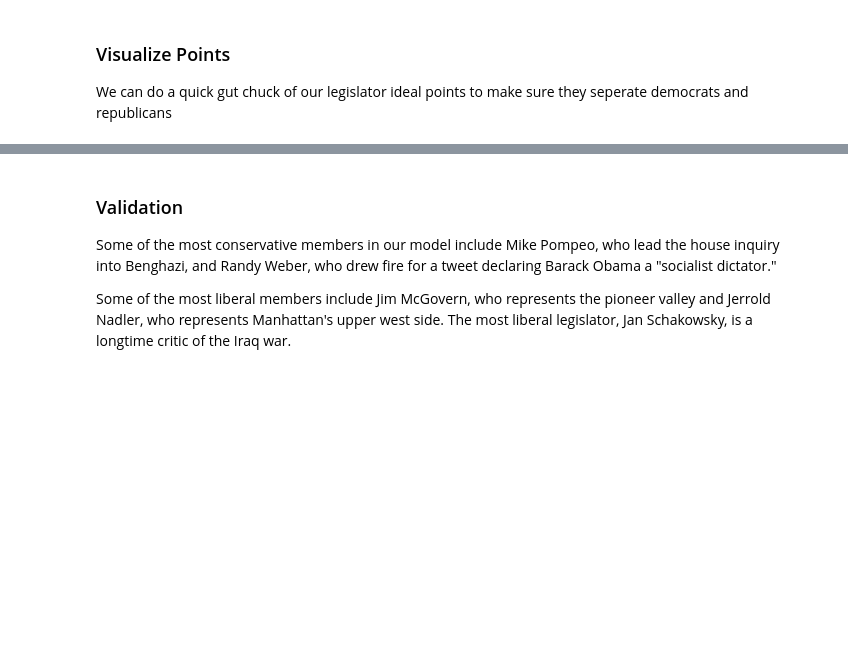
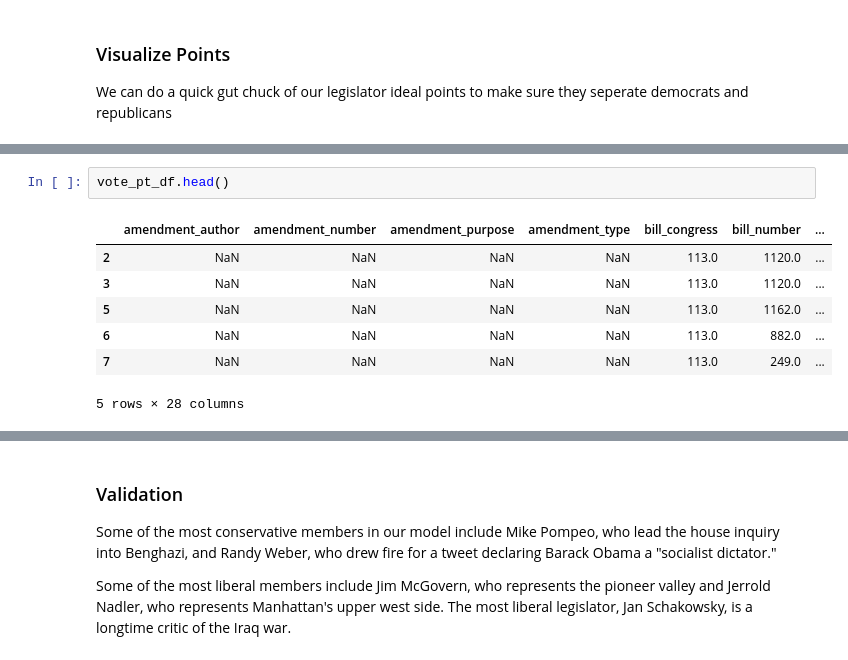
Before and after one commit to saulshanabrook/congressiona-text-reuse, a Jupyter notebook: saul/ideal point.ipynb, the cells around one changed output, grey strips where cells are left out. Drawn from its saved outputs; the diff is of its cells as text; blank space fills up the shorter version.

Commit message:
pairwise bills stuff

```diff
--- a/saul/ideal point.ipynb
+++ b/saul/ideal point.ipynb
@@ -182,0 +170,10 @@ In [201] used 0.000 MiB RAM in 0.022s, peaked 0.000 MiB above current, total RAM
+# %%
+vote_pt_df.head()
+# %% [output]
+|  | amendment_author | amendment_number | amendment_purpose | amendment_type | bill_congress | bill_number | ... |
+| 2 | NaN | NaN | NaN | NaN | 113.0 | 1120.0 | ... |
+| 3 | NaN | NaN | NaN | NaN | 113.0 | 1120.0 | ... |
+| 5 | NaN | NaN | NaN | NaN | 113.0 | 1162.0 | ... |
+| 6 | NaN | NaN | NaN | NaN | 113.0 | 882.0 | ... |
+| 7 | NaN | NaN | NaN | NaN | 113.0 | 249.0 | ... |
+5 rows × 28 columns
```
Also changed, not shown: parts of 29 cells of this notebook.
